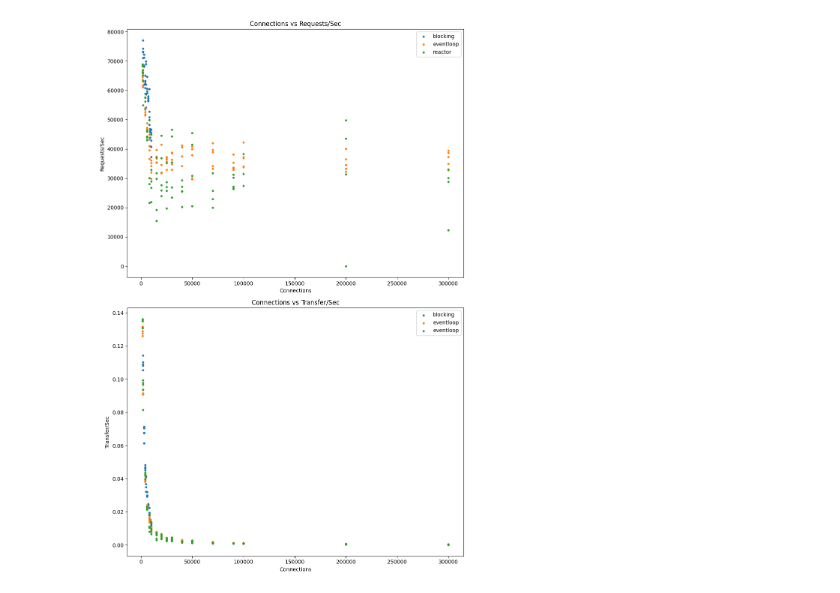
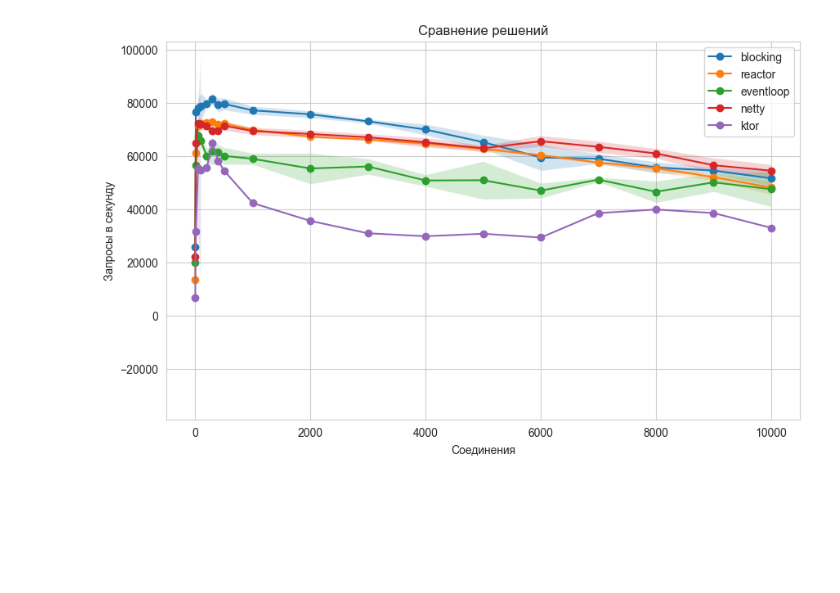
Before and after one commit to marychatte/diploma, a Jupyter notebook: results/results-analyzer.ipynb, the cells around one changed output. Saved outputs shown, nothing was run; the diff lists cells and outputs as text; code cells hidden in the pictures; blank space fills up the shorter version.

```diff
--- a/results/results-analyzer.ipynb
+++ b/results/results-analyzer.ipynb
@@ -29,3 +34,27 @@ df_reactor = parse_wrk_file("wrk_reactor.txt")
+# %%
+df_blocking_up_to_10000 = parse_wrk_file("up_to_10000/wrk_blocking_up_to_10000_2.txt")
+df_eventloop_up_to_10000 = parse_wrk_file("up_to_10000/wrk_eventloop_up_to_10000_3.txt")
+df_reactor_up_to_10000 = parse_wrk_file("up_to_10000/wrk_reactor_up_to_10000.txt")
+df_netty_up_to_10000 = parse_wrk_file("up_to_10000/wrk_netty_up_to_10000_2.txt")
+df_ktor_up_to_10000 = parse_wrk_file("up_to_10000/wrk_ktor_up_to_10000_4.txt")
+
+df_eventloop_after_10000 = parse_wrk_file("after_10000/wrk_eventloop_after_10000.txt")
+df_reactor_after_10000 = parse_wrk_file("after_10000/wrk_reactor_after_10000.txt")
+df_netty_after_10000 = parse_wrk_file("after_10000/wrk_netty_after_10000.txt")
+df_ktor_after_10000 = parse_wrk_file("after_10000/wrk_ktor_after_10000.txt")
+
+df_ktor_22_04 = parse_wrk_file("local_from_1_to_3000/local_from_1_to_3000/wrk_ktor__22_04.txt")
+df_asm_22_04 = parse_wrk_file("local_from_1_to_3000/local_from_1_to_3000/wrk_asm__22_04.txt")
+df_eventloop_22_04 = parse_wrk_file("local_from_1_to_3000/local_from_1_to_3000/wrk_eventloop__22_04.txt")
+df_reactor_22_04 = parse_wrk_file("local_from_1_to_3000/local_from_1_to_3000/wrk_reactor__22_04.txt")
+df_blocking_22_04 = parse_wrk_file("local_from_1_to_3000/local_from_1_to_3000/wrk_blocking__22_04.txt")
+df_netty_22_04 = parse_wrk_file("local_from_1_to_3000/local_from_1_to_3000/wrk_netty__22_04.txt")
+
+# df_blocking_after_10000 = df_blocking[df_blocking["Connections"] > 1000]
+# df_eventloop_after_10000 = df_eventloop[df_eventloop["Connections"] > 1000]
+# df_reactor_after_10000 = df_reactor[df_reactor["Connections"] > 1000]
+# df_netty_after_10000 = df_netty[df_netty["Connections"] > 1000]
+# df_ktor_after_10000 = df_asm[df_asm["Connections"] > 1000]
 # %%
 def plot_graph(df):
     fig, axs = plt.subplots(2, 1, figsize=(10, 15))
@@ -99,4 +144,10 @@ plot_graphs(df_blocking_before_1000, df_eventloop_before_1000, df_reactor_before
-# %%
-plot_graphs(df_blocking_after_1000, df_eventloop_after_1000, df_reactor_after_1000)
-# %% [output]
-[figure, removed]
+# %%
+plot_with_confidence_interval_connections_throughput(
+    df_blocking_up_to_10000,
+    df_reactor_up_to_10000,
+    df_eventloop_up_to_10000,
+    df_netty_up_to_10000,
+    df_ktor_up_to_10000
+)
+# %% [output]
+[figure, added]
```
Also changed, not shown: parts of 13 cells of this notebook, 26 other files.
